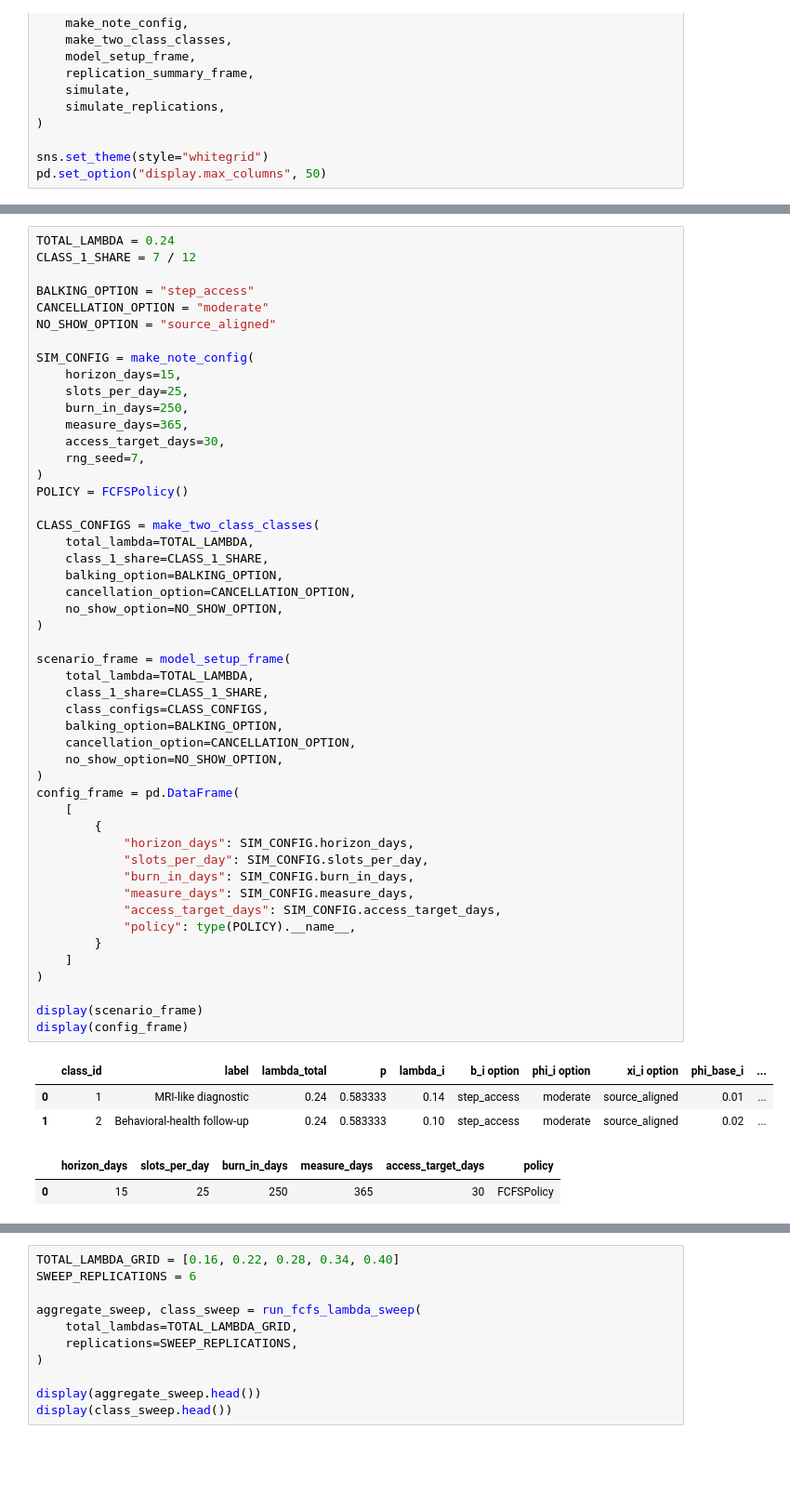
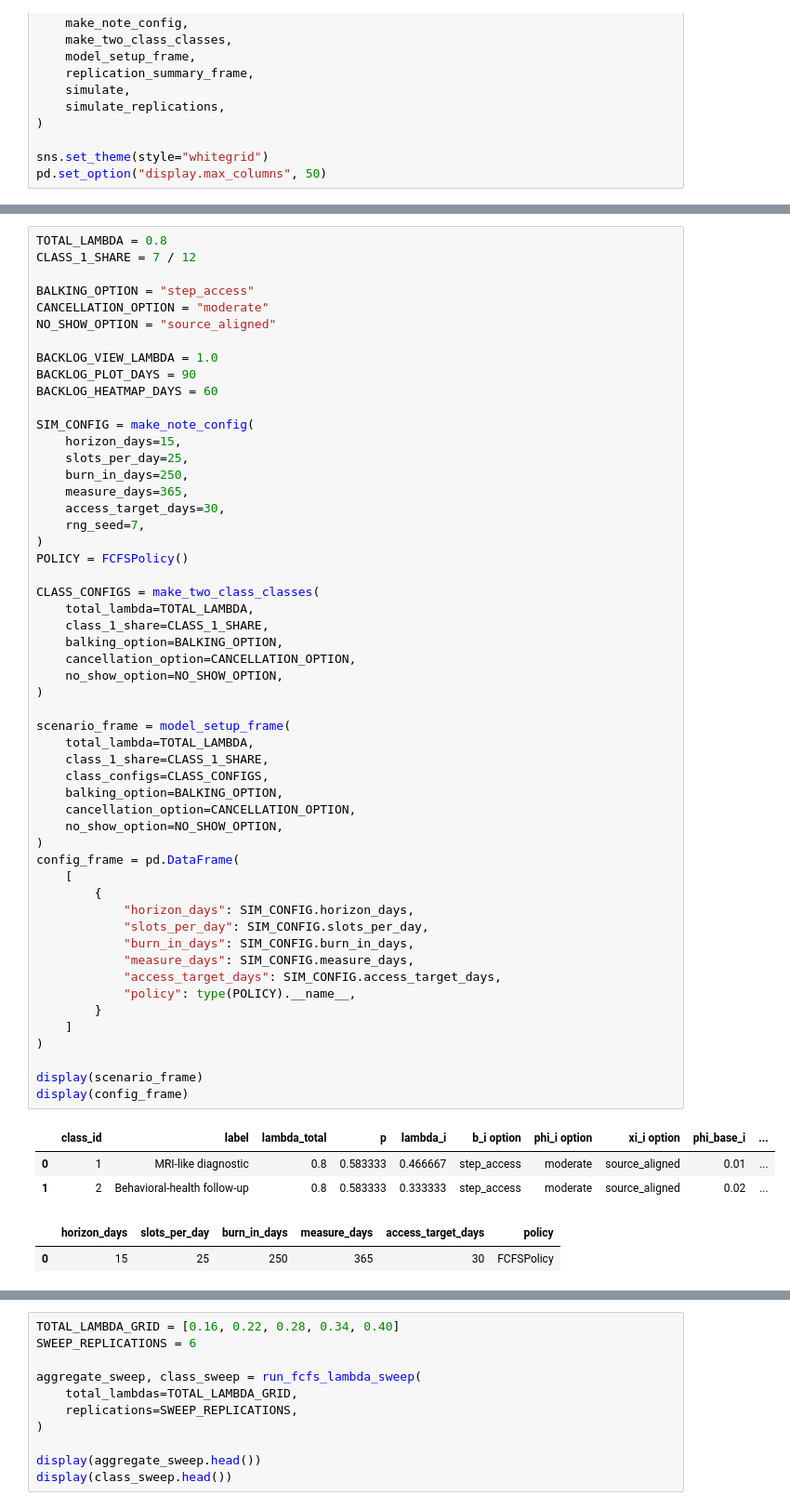
Before and after one commit to alexandre-sdd/research_cuimc_queuing, a Jupyter notebook: Notebooks/simulation.ipynb, the cells around one changed output, grey strips where cells are left out. Shown at 93% size. Drawn from its saved outputs; the diff is of its cells as text; blank space fills up the shorter version.

```diff
--- a/Notebooks/simulation.ipynb
+++ b/Notebooks/simulation.ipynb
@@ -49,10 +51,14 @@ Increase `measure_days` or the number of replications later if you want smoother
 # %%
-TOTAL_LAMBDA = 0.24
+TOTAL_LAMBDA = 0.8
 CLASS_1_SHARE = 7 / 12
 
 BALKING_OPTION = "step_access"
 CANCELLATION_OPTION = "moderate"
 NO_SHOW_OPTION = "source_aligned"
+
+BACKLOG_VIEW_LAMBDA = 1.0
+BACKLOG_PLOT_DAYS = 90
+BACKLOG_HEATMAP_DAYS = 60
 
 SIM_CONFIG = make_note_config(
     horizon_days=15,
@@ -70,35 +76,35 @@ CLASS_CONFIGS = make_two_class_classes(
     balking_option=BALKING_OPTION,
     cancellation_option=CANCELLATION_OPTION,
     no_show_option=NO_SHOW_OPTION,
 )
 
 scenario_frame = model_setup_frame(
     total_lambda=TOTAL_LAMBDA,
     class_1_share=CLASS_1_SHARE,
     class_configs=CLASS_CONFIGS,
     balking_option=BALKING_OPTION,
     cancellation_option=CANCELLATION_OPTION,
     no_show_option=NO_SHOW_OPTION,
 )
 config_frame = pd.DataFrame(
     [
         {
             "horizon_days": SIM_CONFIG.horizon_days,
             "slots_per_day": SIM_CONFIG.slots_per_day,
             "burn_in_days": SIM_CONFIG.burn_in_days,
             "measure_days": SIM_CONFIG.measure_days,
             "access_target_days": SIM_CONFIG.access_target_days,
             "policy": type(POLICY).__name__,
         }
     ]
 )
 
 display(scenario_frame)
 display(config_frame)
 # %% [output]
 |  | class_id | label | lambda_total | p | lambda_i | b_i option | phi_i option | xi_i option | phi_base_i | ... |
-| 0 | 1 | MRI-like diagnostic | 0.24 | 0.583333 | 0.14 | step_access | moderate | source_aligned | 0.01 | ... |
-| 1 | 2 | Behavioral-health follow-up | 0.24 | 0.583333 | 0.10 | step_access | moderate | source_aligned | 0.02 | ... |
+| 0 | 1 | MRI-like diagnostic | 0.8 | 0.583333 | 0.466667 | step_access | moderate | source_aligned | 0.01 | ... |
+| 1 | 2 | Behavioral-health follow-up | 0.8 | 0.583333 | 0.333333 | step_access | moderate | source_aligned | 0.02 | ... |
 |  | horizon_days | slots_per_day | burn_in_days | measure_days | access_target_days | policy |
 | 0 | 15 | 25 | 250 | 365 | 30 | FCFSPolicy |
 # %% [markdown]
```
Also changed, not shown: parts of 13 cells of this notebook, 1 other file.
